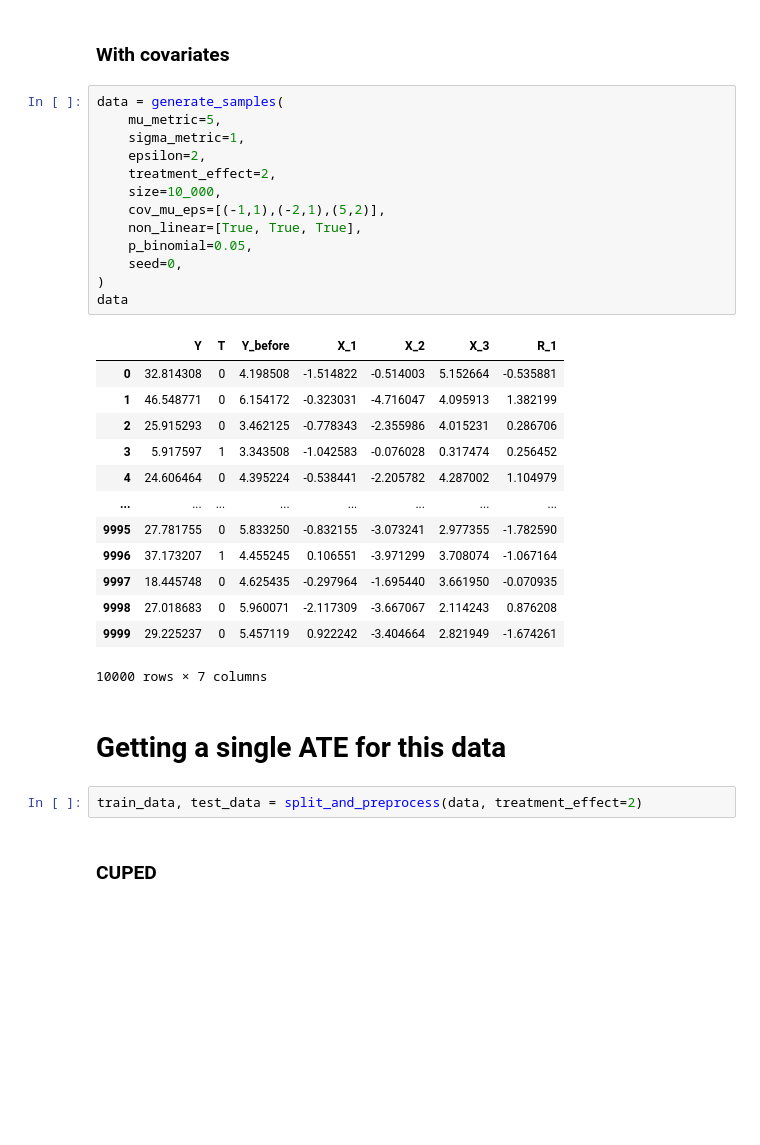
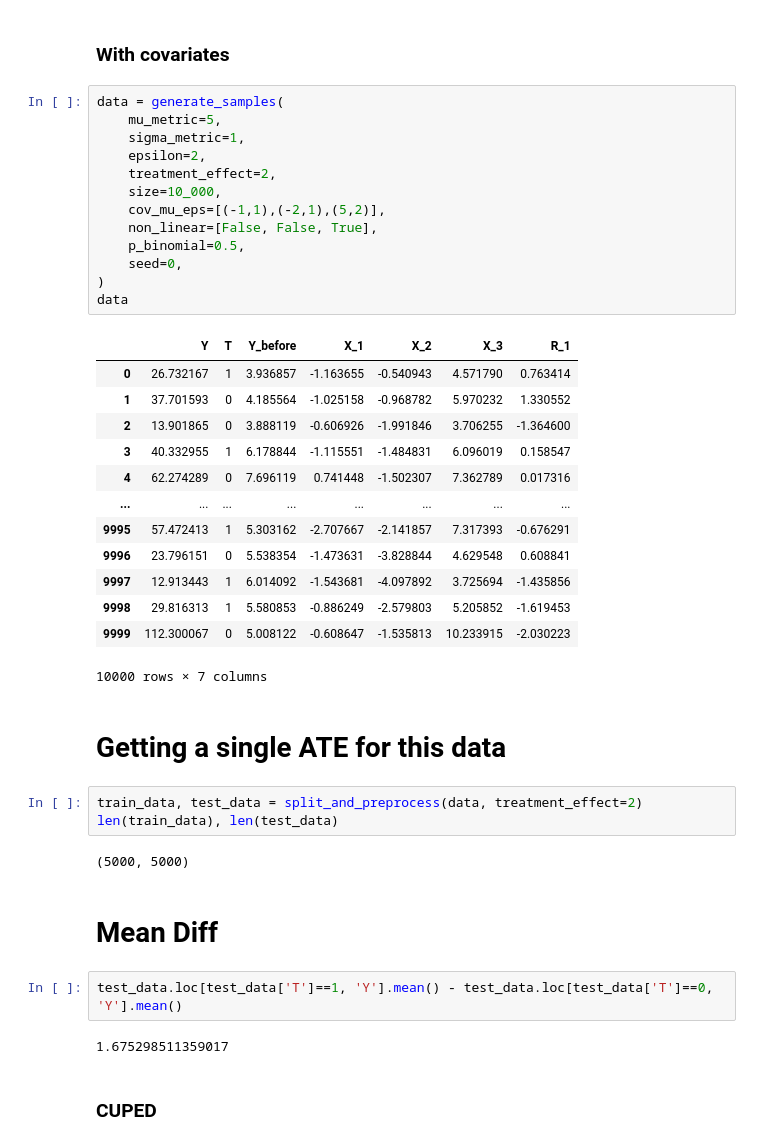
Before and after one commit to Glovo/covariate-adjustment-blogpost, a Jupyter notebook: notebooks/covariate_adjustment.ipynb, the cells around one changed output. Cells and saved outputs as stored; diff of their text form; blank space fills up the shorter version.

```diff
--- a/notebooks/covariate_adjustment.ipynb
+++ b/notebooks/covariate_adjustment.ipynb
@@ -54,34 +55,43 @@ data
 # %%
 data = generate_samples(
     mu_metric=5,
     sigma_metric=1,
     epsilon=2,
     treatment_effect=2,
     size=10_000,
     cov_mu_eps=[(-1,1),(-2,1),(5,2)],
-    non_linear=[True, True, True],
-    p_binomial=0.05,
+    non_linear=[False, False, True],
+    p_binomial=0.5,
     seed=0,
 )
 data
 # %% [output]
 |  | Y | T | Y_before | X_1 | X_2 | X_3 | R_1 |
-| 0 | 32.814308 | 0 | 4.198508 | -1.514822 | -0.514003 | 5.152664 | -0.535881 |
-| 1 | 46.548771 | 0 | 6.154172 | -0.323031 | -4.716047 | 4.095913 | 1.382199 |
-| 2 | 25.915293 | 0 | 3.462125 | -0.778343 | -2.355986 | 4.015231 | 0.286706 |
-| 3 | 5.917597 | 1 | 3.343508 | -1.042583 | -0.076028 | 0.317474 | 0.256452 |
-| 4 | 24.606464 | 0 | 4.395224 | -0.538441 | -2.205782 | 4.287002 | 1.104979 |
+| 0 | 26.732167 | 1 | 3.936857 | -1.163655 | -0.540943 | 4.571790 | 0.763414 |
+| 1 | 37.701593 | 0 | 4.185564 | -1.025158 | -0.968782 | 5.970232 | 1.330552 |
+| 2 | 13.901865 | 0 | 3.888119 | -0.606926 | -1.991846 | 3.706255 | -1.364600 |
+| 3 | 40.332955 | 1 | 6.178844 | -1.115551 | -1.484831 | 6.096019 | 0.158547 |
+| 4 | 62.274289 | 0 | 7.696119 | 0.741448 | -1.502307 | 7.362789 | 0.017316 |
 | ... | ... | ... | ... | ... | ... | ... | ... |
-| 9995 | 27.781755 | 0 | 5.833250 | -0.832155 | -3.073241 | 2.977355 | -1.782590 |
-| 9996 | 37.173207 | 1 | 4.455245 | 0.106551 | -3.971299 | 3.708074 | -1.067164 |
-| 9997 | 18.445748 | 0 | 4.625435 | -0.297964 | -1.695440 | 3.661950 | -0.070935 |
-| 9998 | 27.018683 | 0 | 5.960071 | -2.117309 | -3.667067 | 2.114243 | 0.876208 |
-| 9999 | 29.225237 | 0 | 5.457119 | 0.922242 | -3.404664 | 2.821949 | -1.674261 |
+| 9995 | 57.472413 | 1 | 5.303162 | -2.707667 | -2.141857 | 7.317393 | -0.676291 |
+| 9996 | 23.796151 | 0 | 5.538354 | -1.473631 | -3.828844 | 4.629548 | 0.608841 |
+| 9997 | 12.913443 | 1 | 6.014092 | -1.543681 | -4.097892 | 3.725694 | -1.435856 |
+| 9998 | 29.816313 | 1 | 5.580853 | -0.886249 | -2.579803 | 5.205852 | -1.619453 |
+| 9999 | 112.300067 | 0 | 5.008122 | -0.608647 | -1.535813 | 10.233915 | -2.030223 |
 10000 rows × 7 columns
 # %% [markdown]
 # Getting a single ATE for this data
 # %%
 train_data, test_data = split_and_preprocess(data, treatment_effect=2)
+len(train_data), len(test_data)
+# %% [output]
+(5000, 5000)
+# %% [markdown]
+# Mean Diff
+# %%
+test_data.loc[test_data['T']==1, 'Y'].mean() - test_data.loc[test_data['T']==0, 'Y'].mean()
+# %% [output]
+1.675298511359017
 # %% [markdown]
 ### CUPED
 # %% [markdown]
```
Also changed, not shown: parts of 13 cells of this notebook, 2 other files.
